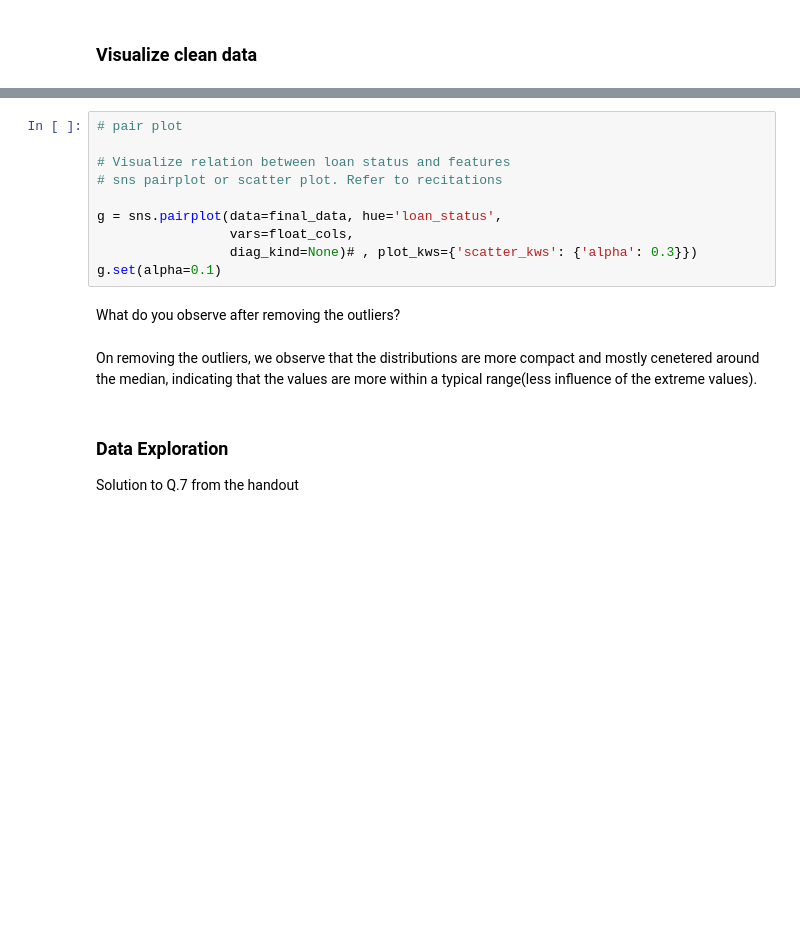
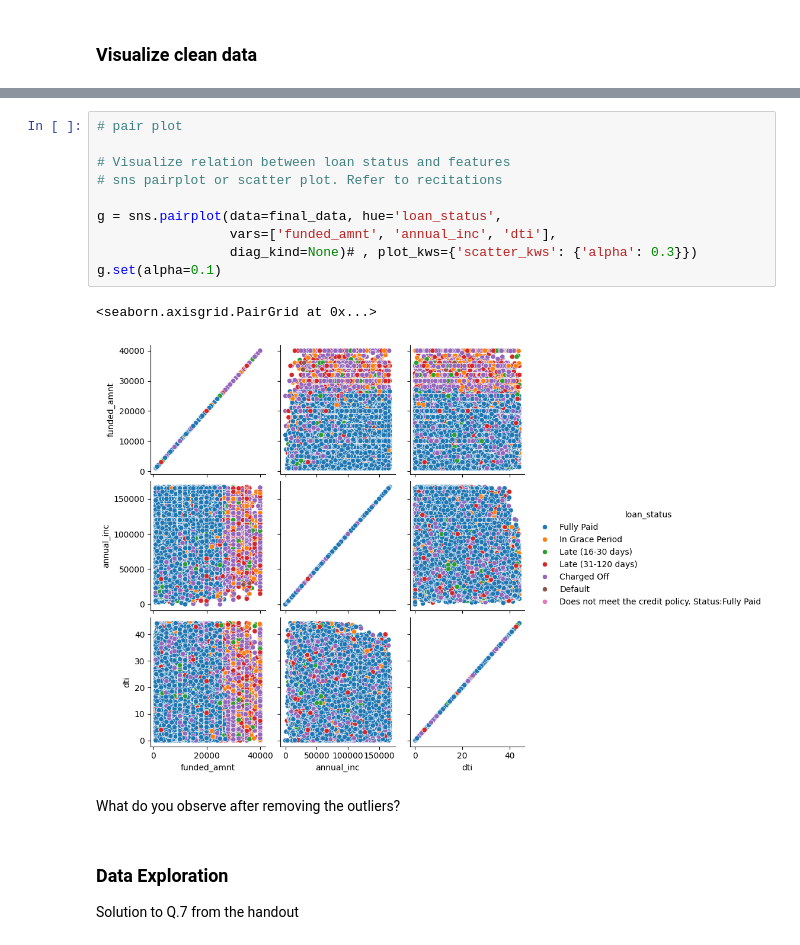
Before and after one commit to khushalid/Resume, a Jupyter notebook: Copy_of_CS_Phase2_S24.ipynb, the cells around one changed output, grey strips where cells are left out. Cells and saved outputs as stored; diff of their text form; blank space fills up the shorter version.

```diff
--- a/Copy_of_CS_Phase2_S24.ipynb
+++ b/Copy_of_CS_Phase2_S24.ipynb
@@ -482,17 +472,18 @@ features_for_pairplot = [feature for feature in all_features if feature not in l
 # %%
 # pair plot
 
 # Visualize relation between loan status and features
 # sns pairplot or scatter plot. Refer to recitations
 
 g = sns.pairplot(data=final_data, hue='loan_status',
-                 vars=float_cols,
+                 vars=['funded_amnt', 'annual_inc', 'dti'],
                  diag_kind=None)# , plot_kws={'scatter_kws': {'alpha': 0.3}})
 g.set(alpha=0.1)
+# %% [output]
+<seaborn.axisgrid.PairGrid at 0x...>
+[figure, added]
 # %% [markdown]
 What do you observe after removing the outliers?
-# %% [markdown]
-On removing the outliers, we observe that the distributions are more compact and mostly cenetered around the median, indicating that the values are more within a typical range(less influence of the extreme values).
 # %% [markdown]
 ### Data Exploration
 Solution to Q.7 from the handout
```
Also changed, not shown: parts of 12 cells of this notebook.
